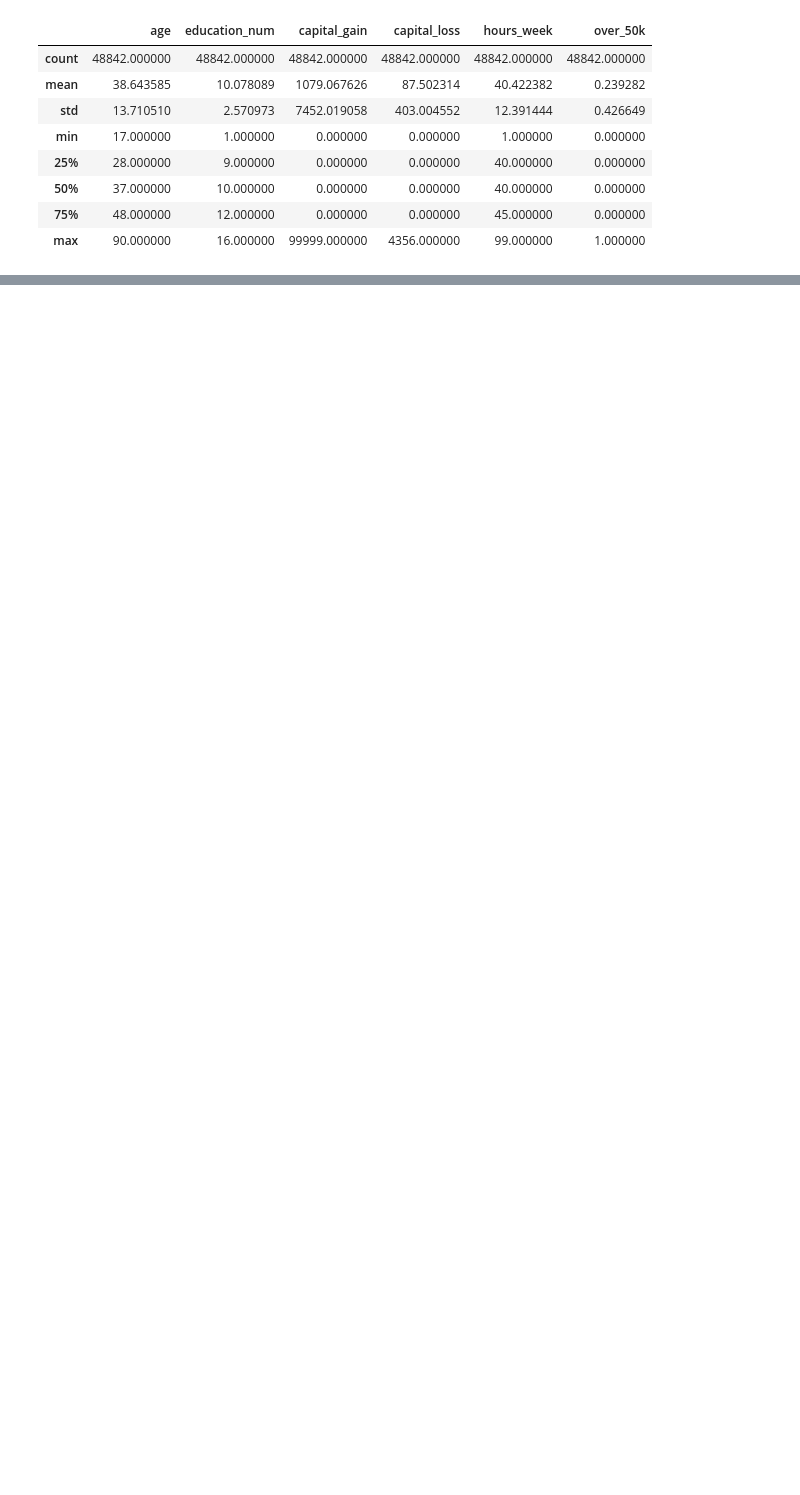
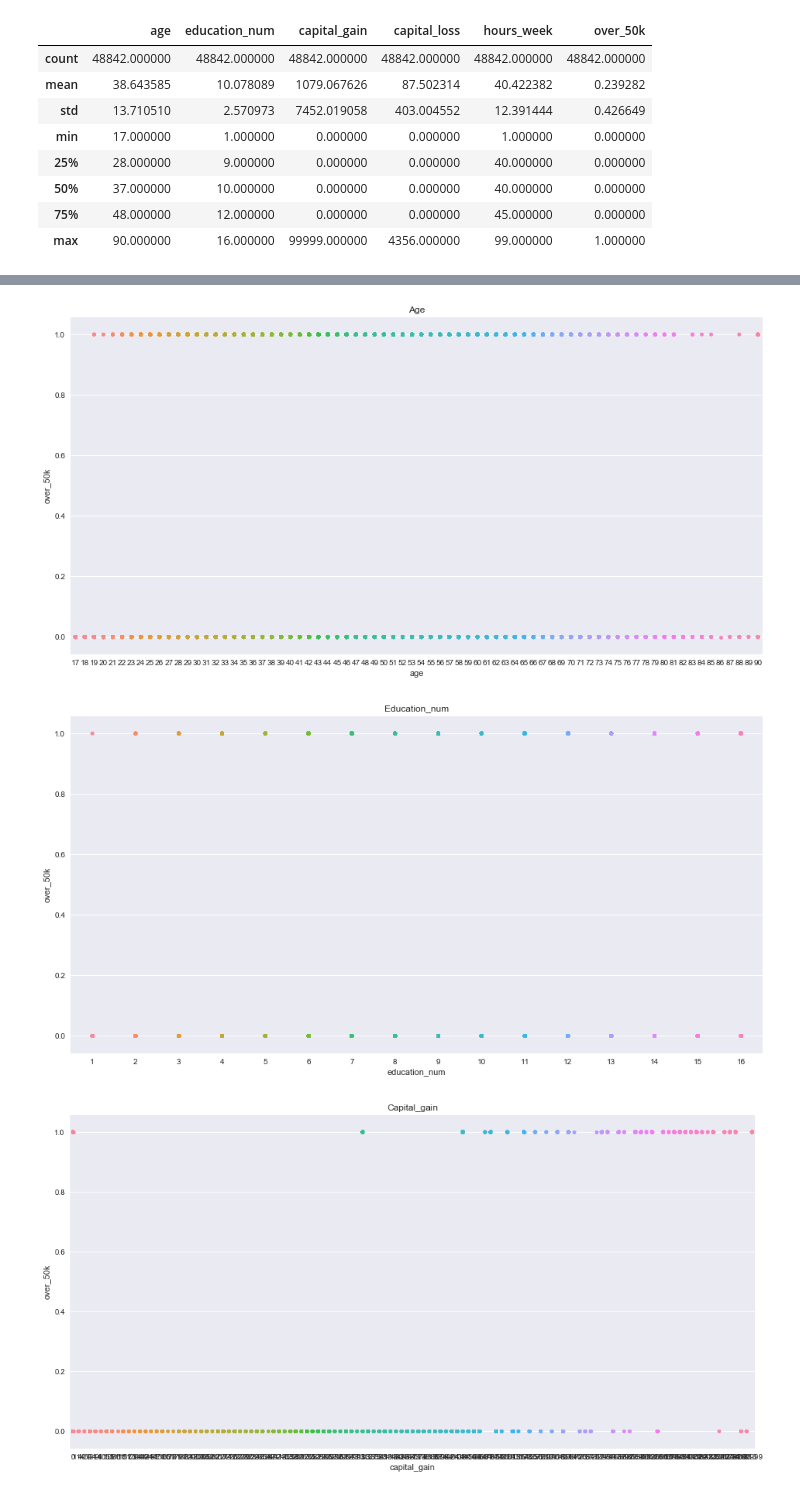
Before and after one commit to courthaworth/data-scientist-exercise01, a Jupyter notebook: RTI_DataScientist_Exercise.ipynb, the cells around one changed output, grey strips where cells are left out. Saved outputs shown, nothing was run; the diff lists cells and outputs as text; code cells hidden in the pictures; blank space fills up the shorter version.

```diff
--- a/RTI_DataScientist_Exercise.ipynb
+++ b/RTI_DataScientist_Exercise.ipynb
@@ -70,0 +167,11 @@ flat_df.describe()
+# %%
+for col in numcols:
+    if col == "over_50k": continue
+    sns_plot = sns.stripplot(col,"over_50k",data = flat_df).set_title(col.capitalize())
+    plt.show()
+    fig = sns_plot.get_figure()
+    fig.savefig("./plots/"+col+".png")
+# %% [output]
+[figure, added]
+[figure, added]
+[figure, added]
```
Also changed, not shown: parts of 23 cells of this notebook, 16 other files.
